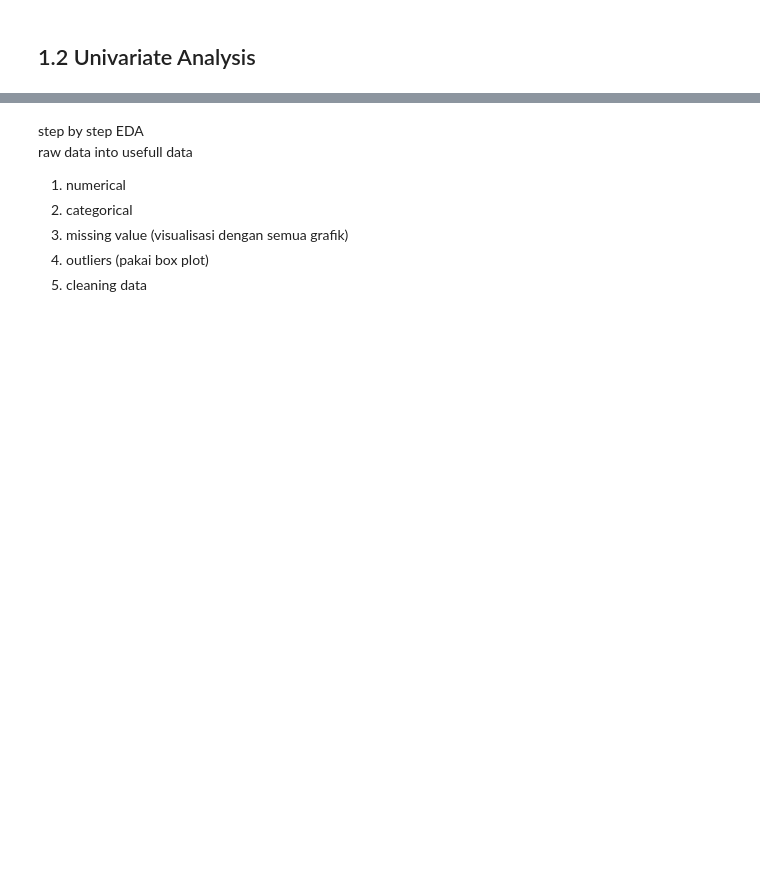
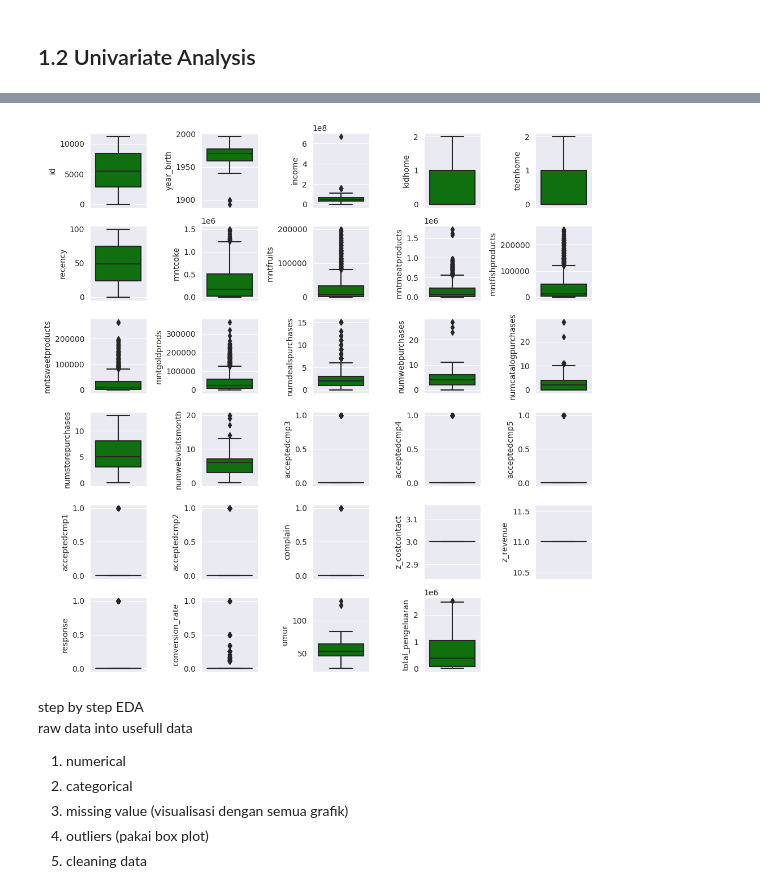
Before and after one commit to hrmufid/Mini-Project-3, a Jupyter notebook: Mini_Project_3.ipynb, the cells around one changed output, grey strips where cells are left out. Drawn from its saved outputs; the diff is of its cells as text; code cells hidden in the pictures; blank space fills up the shorter version.

```diff
--- a/Mini_Project_3.ipynb
+++ b/Mini_Project_3.ipynb
@@ -254,0 +265,5 @@ KeyError: ignored
+# %%
+num = df.select_dtypes(include=['int', 'float'])
+# %%
+num_df = num.columns
+print(num_df)
@@ -255,3 +280,12 @@ KeyError: ignored
+# %%
+features = num_df
+plt.figure(figsize=(10,10))
+for i in range(0, len(features)):
+  plt.subplot(6, 5, i+1)
+  sns.boxplot(y=df[features[i]], color='green', orient='v')
+  plt.tight_layout()
+# %% [output]
+[figure, added]
 # %% [markdown]
 step by step EDA <br>
 raw data into usefull data
```
Also changed, not shown: parts of 8 cells of this notebook.
